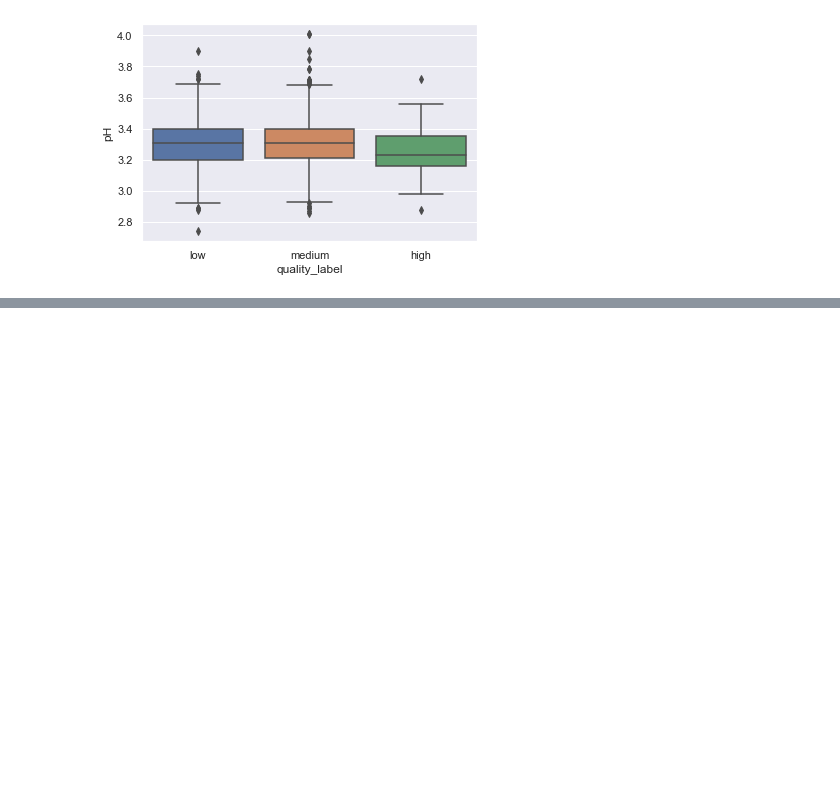
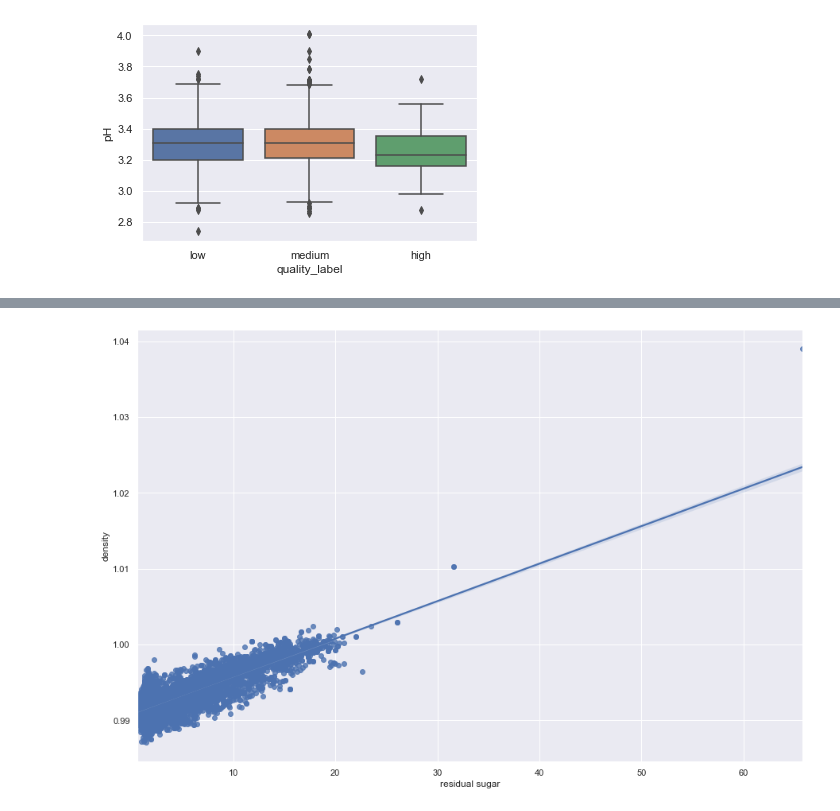
Before and after one commit to satomi26/Project-2, a Jupyter notebook: all_wine.ipynb, the cells around one changed output, grey strips where cells are left out. Cells and saved outputs as stored; diff of their text form; code cells hidden in the pictures; blank space fills up the shorter version.

```diff
--- a/all_wine.ipynb
+++ b/all_wine.ipynb
@@ -573,0 +604,8 @@ plt.show()
+# %%
+# 1. density and residual sugar
+
+plt.figure(figsize=(15,10))
+sns.regplot(x="residual sugar", y="density", data=df_white, ci = 70)
+plt.show()
+# %% [output]
+[figure, added]
```
Also changed, not shown: parts of 13 cells of this notebook.
